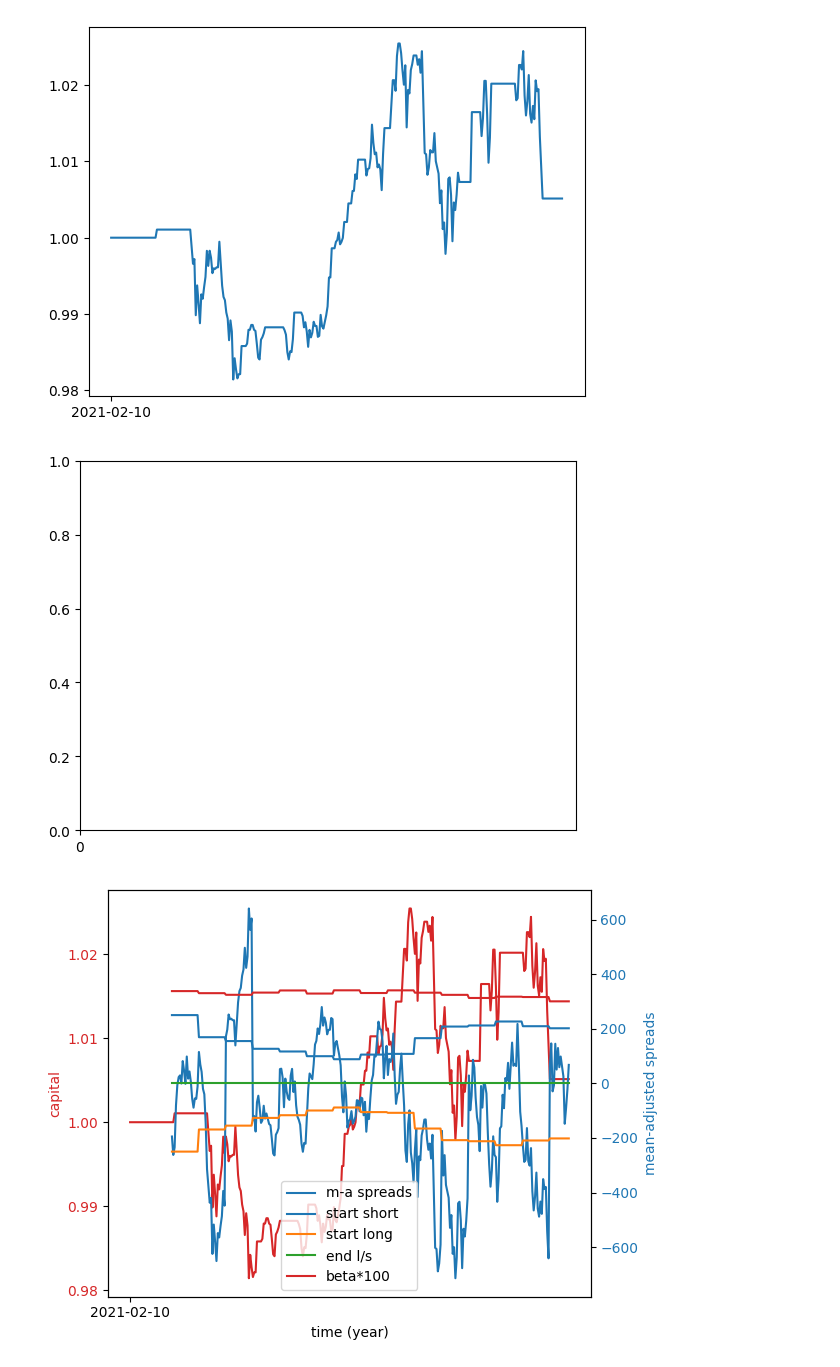
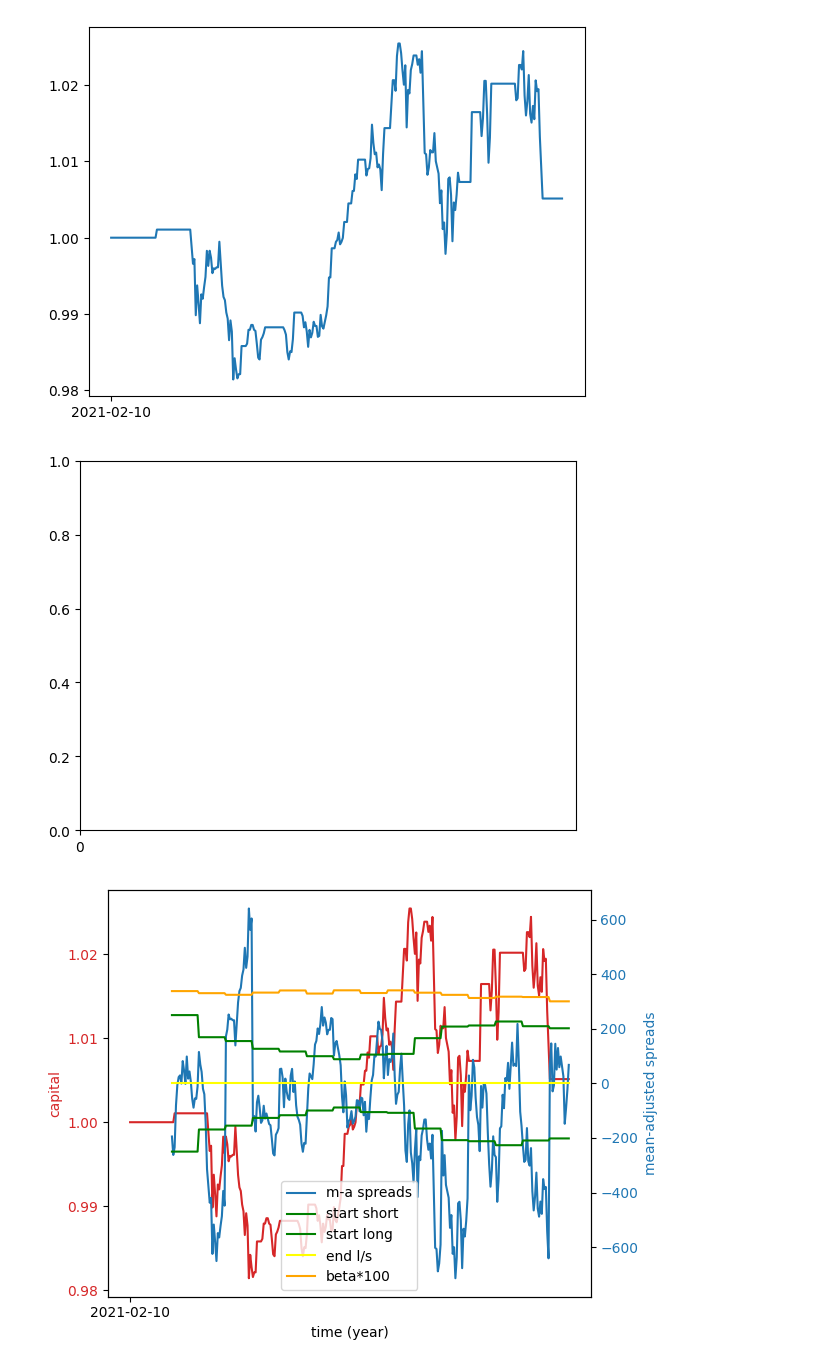
Before and after one commit to FrankQxy/IAQF_2023, a Jupyter notebook: StochasticOUStrategy_new.ipynb, the cells around one changed output. Cells and saved outputs as stored; diff of their text form; code cells hidden in the pictures.

Commit message:
color

```diff
--- a/StochasticOUStrategy_new.ipynb
+++ b/StochasticOUStrategy_new.ipynb
@@ -330,35 +330,35 @@ plt.gca().xaxis.set_major_locator(mdates.YearLocator())
 
 t = np.arange(0.01, 10.0, 0.01)
 data1 = np.exp(t)
 data2 = np.sin(2 * np.pi * t)
 
 fig, ax1 = plt.subplots()
 
 color = 'tab:red'
 ax1.set_xlabel('time (year)')
 ax1.set_ylabel('capital', color=color)
 ax1.plot(trades.index,trades["capital"],color=color)
 ax1.tick_params(axis='y', labelcolor=color)
 ax1.xaxis.set_major_locator(mdates.YearLocator())
 
 ax2 = ax1.twinx()  # instantiate a second axes that shares the same x-axis
 
 color = 'tab:blue'
 ax2.set_ylabel('mean-adjusted spreads', color=color)  # we already handled the x-label with ax1
 
 ax2.plot(trades.index,trades["mean-adjusted spreads"], label="m-a spreads",color=color)
 
-ax2.plot(trades.index,trades["vols"].mul(IN), label="start short")
-ax2.plot(trades.index,trades["vols"].mul(-IN),label="start long")
-ax2.plot(trades.index,trades["vols"].mul(0), label="end l/s")
-ax2.plot(trades.index,trades["betas"].mul(100), label="beta*100")
+ax2.plot(trades.index,trades["vols"].mul(IN), label="start short",color="green")
+ax2.plot(trades.index,trades["vols"].mul(-IN),label="start long",color="green")
+ax2.plot(trades.index,trades["vols"].mul(0), label="end l/s", color="yellow")
+ax2.plot(trades.index,trades["betas"].mul(100), label="beta*100", color="orange")
 
 ax2.tick_params(axis='y', labelcolor=color)
 ax2.xaxis.set_major_locator(mdates.YearLocator())
 plt.legend()
 
 fig.tight_layout()  # otherwise the right y-label is slightly clipped
 plt.show()
 # %% [output]
 [figure]
-[figure, old version]
+[figure, new version]
```
